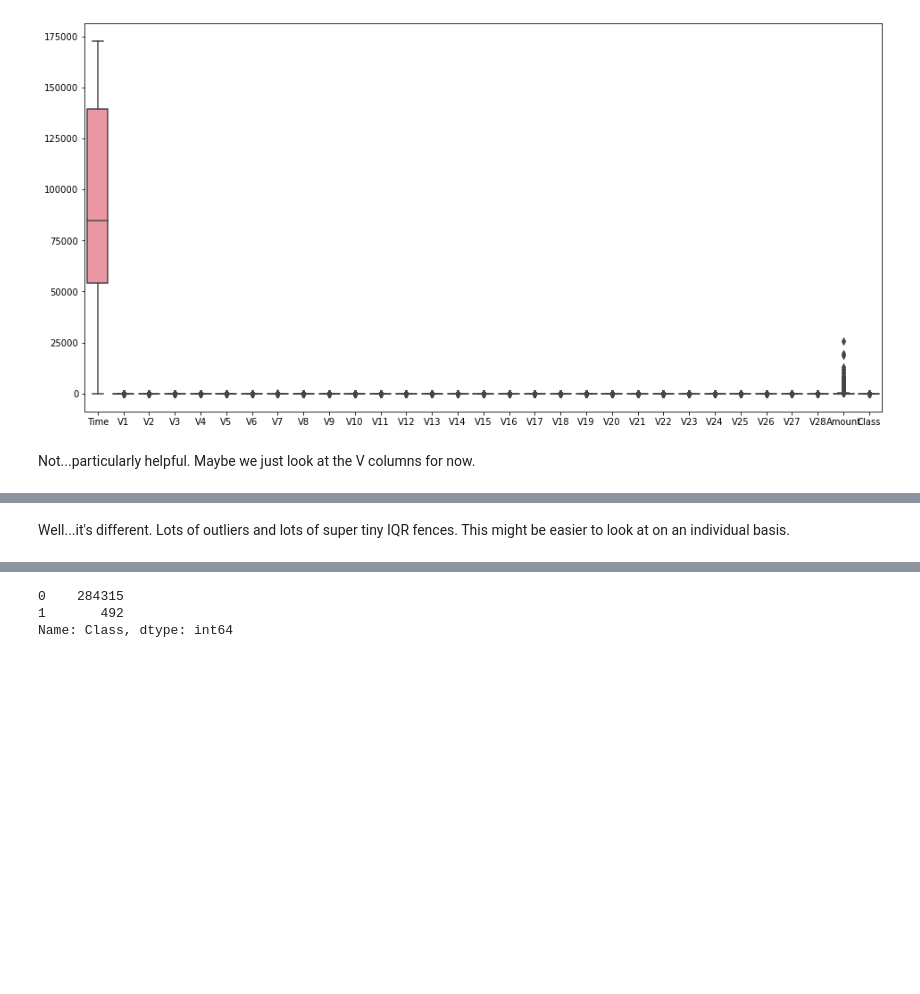
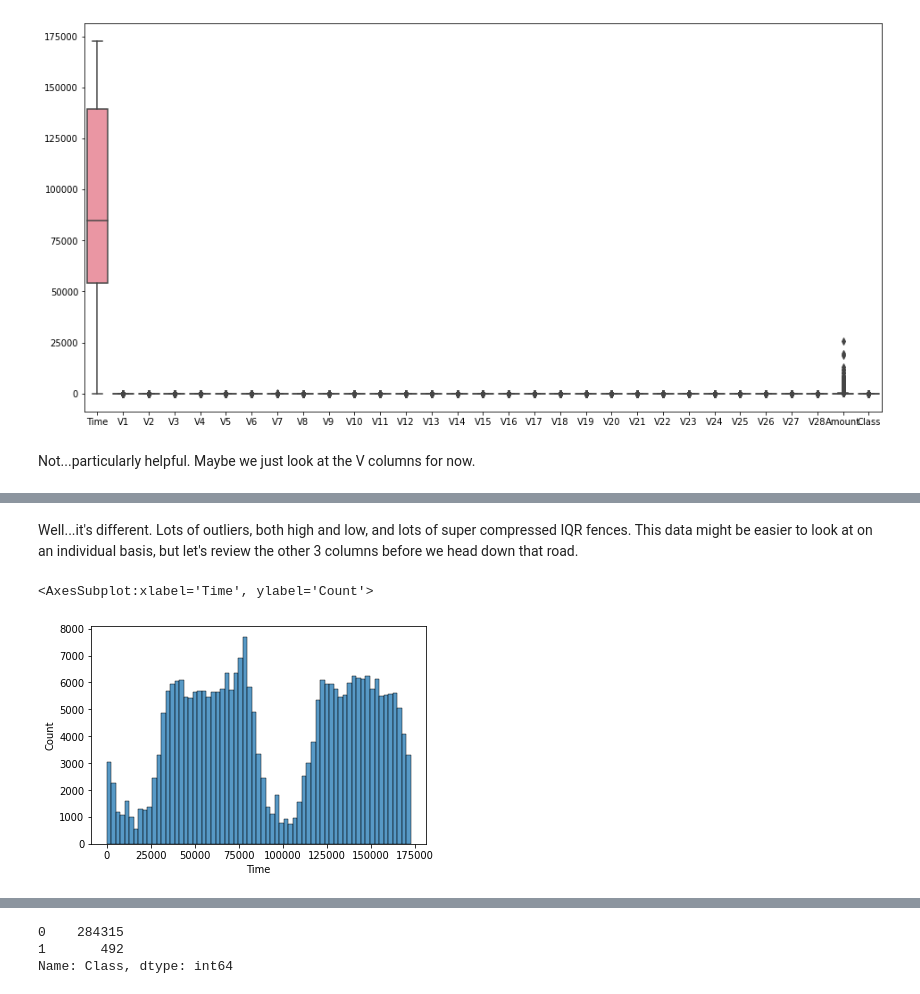
Before and after one commit to robertpreseau/EDA-Modeling-CreditCardFraud, a Jupyter notebook: Credit Card Fraud.ipynb, the cells around one changed output, grey strips where cells are left out. Cells and saved outputs as stored; diff of their text form; code cells hidden in the pictures; blank space fills up the shorter version.

```diff
--- a/Credit Card Fraud.ipynb
+++ b/Credit Card Fraud.ipynb
@@ -95,3 +99,8 @@ sns.boxplot(data=df_V)
 [figure]
 # %% [markdown]
-Well...it's different. Lots of outliers and lots of super tiny IQR fences. This might be easier to look at on an individual basis.
+Well...it's different. Lots of outliers, both high and low, and lots of super compressed IQR fences. This data might be easier to look at on an individual basis, but let's review the other 3 columns before we head down that road.
+# %%
+sns.histplot(data=df['Time'])
+# %% [output]
+<AxesSubplot:xlabel='Time', ylabel='Count'>
+[figure, added]
```
Also changed, not shown: parts of 22 cells of this notebook.
